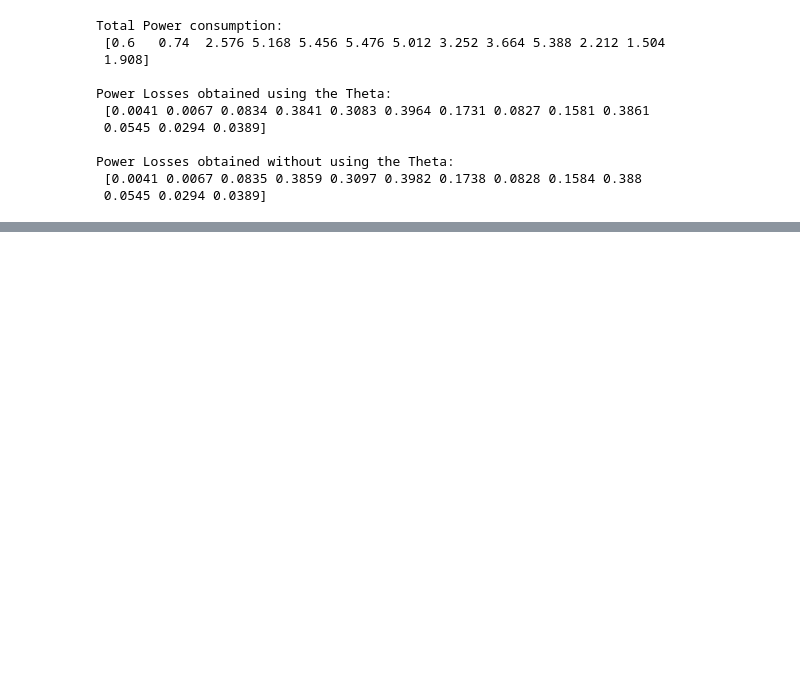
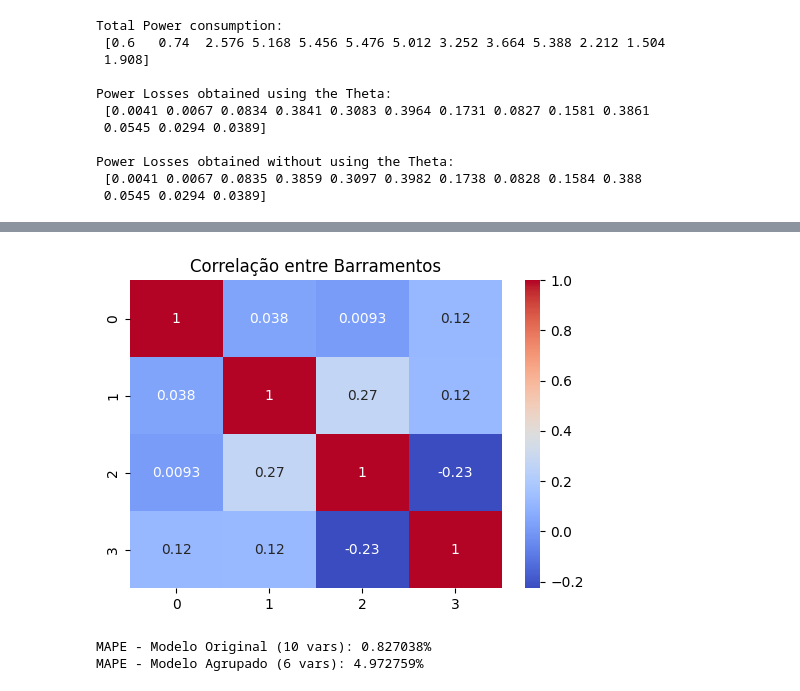
Before and after one commit to e4m8ch/ADRI, a Jupyter notebook: labs/lab2/Class2_Students.ipynb, the cells around one changed output, grey strips where cells are left out. Drawn from its saved outputs; the diff is of its cells as text; code cells hidden in the pictures; blank space fills up the shorter version.

```diff
--- a/labs/lab2/Class2_Students.ipynb
+++ b/labs/lab2/Class2_Students.ipynb
@@ -323,0 +584,74 @@ Some ideas:
+# %%
+### abordagem (3)
+
+
+"""
+Este conceito baseia-se na ideia de que, numa rede elétrica,
+barramentos que estão muito próximos ou que têm comportamentos
+de carga idênticos podem ser tratados como um único bloco funcional.
+ Em vez de tentares prever as perdas usando quatro variáveis independentes
+ ($P_1, P_2, P_3, P_4$), tu agrupas (somas) as injeções de barramentos
+ "eletricamente próximos" antes de as passares para o modelo.
+ Isto simplifica drasticamente a matemática e reduz o risco de o modelo
+   "se perder" em detalhes irrelevantes, focando-se apenas nos grandes
+     fluxos de energia que realmente causam o grosso das perdas na rede.
+
+
+
+
+É CHAT, É SO PARA PERCEBER O QUE SE ESTA AQUI A PASSAR
+"""
+
+
+
+
+import seaborn as sns
+
+# Ver quais barramentos se comportam de forma igual
+plt.figure(figsize=(6,4))
+sns.heatmap(pd.DataFrame(Ptrain).corr(), annot=True, cmap='coolwarm')
+plt.title("Correlação entre Barramentos")
+plt.show()
+
+
+def build_grouped_matrix(P):
+    n_samples = P.shape[0]
+    # Agrupamos P1 e P2 numa única variável (Soma)
+    P_grouped = np.zeros((n_samples, 3))
+    P_grouped[:, 0] = P[:, 0] + P[:, 1] # Novo P_alpha (P1 + P2)
+    P_grouped[:, 1] = P[:, 2]           # P3 original
+    P_grouped[:, 2] = P[:, 3]           # P4 original
+
+    # Criamos a matriz X para 3 variáveis (3 quadrados + 3 interações = 6 colunas)
+    X_grp = np.zeros((n_samples, 6))
+
+    # Quadrados
+    X_grp[:, 0] = P_grouped[:, 0]**2
+    X_grp[:, 1] = P_grouped[:, 1]**2
+    X_grp[:, 2] = P_grouped[:, 2]**2
+
+    # Interações (2*Pi*Pj)
+    X_grp[:, 3] = 2 * P_grouped[:, 0] * P_grouped[:, 1]
+    X_grp[:, 4] = 2 * P_grouped[:, 0] * P_grouped[:, 2]
+    X_grp[:, 5] = 2 * P_grouped[:, 1] * P_grouped[:, 2]
+
+    return X_grp
+
+# Preparar dados
+X_train_grp = build_grouped_matrix(Ptrain)
+X_test_grp = build_grouped_matrix(Ptest)
+
+# Calcular Beta por Mínimos Quadrados
+Beta_grp = np.linalg.inv(X_train_grp.T @ X_train_grp) @ X_train_grp.T @ PL2
+mape_beta_original = np.mean(np.abs((Y_Metodo1_Real - Y_Metodo3_Beta) / Y_Metodo1_Real)) * 100
+
+# Previsão e Erro
+Y_pred_grp = X_test_grp @ Beta_grp
+mape_grp = np.mean(np.abs((Y_Metodo1_Real - Y_pred_grp) / Y_Metodo1_Real)) * 100
+
+print(f"MAPE - Modelo Original (10 vars): {mape_beta_original:.6f}%")
+print(f"MAPE - Modelo Agrupado (6 vars): {mape_grp:.6f}%")
+# %% [output]
+[figure, added]
+MAPE - Modelo Original (10 vars): 0.827038%
+MAPE - Modelo Agrupado (6 vars): 4.972759%
```
Also changed, not shown: parts of 29 cells of this notebook, 1 other file.
